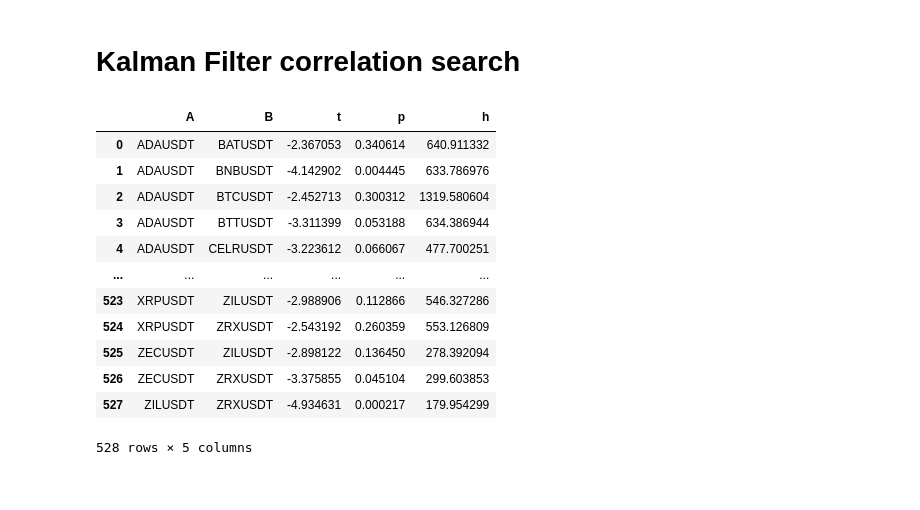
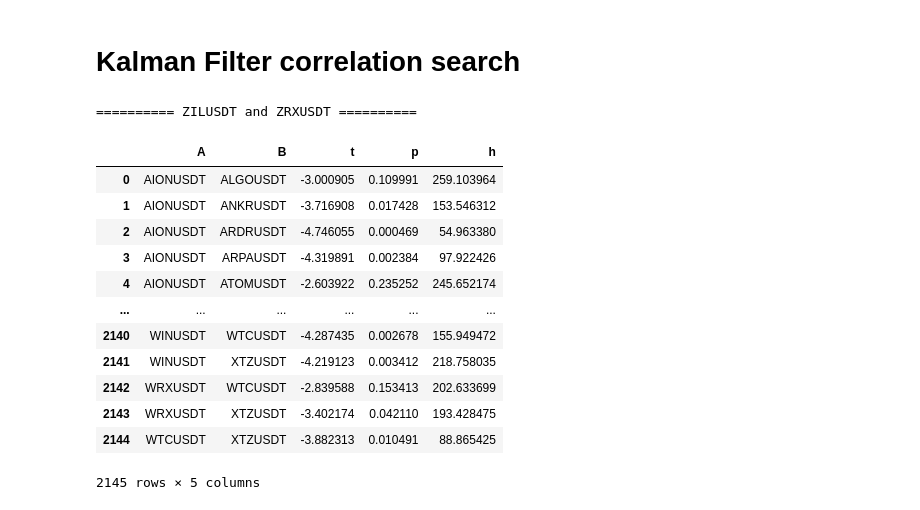
Before and after one commit to sunnymnie/bitcoin-printer, a Jupyter notebook: 3-labelling/kf-pair-correlation-search.ipynb, the cells around one changed output. Cells and saved outputs as stored; diff of their text form; code cells hidden in the pictures.

```diff
--- a/3-labelling/kf-pair-correlation-search.ipynb
+++ b/3-labelling/kf-pair-correlation-search.ipynb
@@ -23,45 +23,46 @@ loc = symbols
 for a in loc:
     for b in loc[loc.index(a)+1:]:
         clear_output()
         print(f"========== {a} and {b} ==========")
         df1 = pd.read_csv(f"../data/testing-hourly/{a}-hour.csv", index_col=0, parse_dates=True)
-        if len(df1) < 20000:
+        if len(df1) > 20000 or len(df1)<10000:
             continue
         df2 = pd.read_csv(f"../data/testing-hourly/{b}-hour.csv", index_col=0, parse_dates=True)
-        if len(df2) < 20000:
+        if len(df2) > 20000 or len(df2)<10000:
             continue
         df = df1.close.rename("A").to_frame()
         df["B"] = df2.close
         df = df.dropna()
         df = df[1000:]
         # cadf test
         coint_t, pvalue, crit_value = ts.coint(df['B'], df['A'])
         print(f"t-statistic={round(coint_t, 2)}, pvalue={round(pvalue, 2)}, crits={crit_value}")
 
         result = vm.coint_johansen(df[['A', 'B']].values, det_order=0, k_ar_diff=1)
         yport = pd.DataFrame(np.dot(df.values, result.evec[:, 0]))  # (net) market value of portfolio
         ylag = yport.shift()
         deltaY = yport - ylag
         df2 = pd.concat([ylag, deltaY], axis=1)
         df2.columns = ['ylag', 'deltaY']
         regress_results = sm.ols(formula="deltaY ~ ylag", data=df2).fit()
         halflife = -np.log(2) / regress_results.params['ylag']
         stats = stats.append({"A":a, "B":b, "t":coint_t, "p":pvalue, "h":halflife}, ignore_index=True)
         print(f'halflife={round(halflife, 0)} days')
         clear_output()
 stats
 # %% [output]
+========== ZILUSDT and ZRXUSDT ==========
 |  | A | B | t | p | h |
-| 0 | ADAUSDT | BATUSDT | -2.367053 | 0.340614 | 640.911332 |
-| 1 | ADAUSDT | BNBUSDT | -4.142902 | 0.004445 | 633.786976 |
-| 2 | ADAUSDT | BTCUSDT | -2.452713 | 0.300312 | 1319.580604 |
-| 3 | ADAUSDT | BTTUSDT | -3.311399 | 0.053188 | 634.386944 |
-| 4 | ADAUSDT | CELRUSDT | -3.223612 | 0.066067 | 477.700251 |
+| 0 | AIONUSDT | ALGOUSDT | -3.000905 | 0.109991 | 259.103964 |
+| 1 | AIONUSDT | ANKRUSDT | -3.716908 | 0.017428 | 153.546312 |
+| 2 | AIONUSDT | ARDRUSDT | -4.746055 | 0.000469 | 54.963380 |
+| 3 | AIONUSDT | ARPAUSDT | -4.319891 | 0.002384 | 97.922426 |
+| 4 | AIONUSDT | ATOMUSDT | -2.603922 | 0.235252 | 245.652174 |
 | ... | ... | ... | ... | ... | ... |
-| 523 | XRPUSDT | ZILUSDT | -2.988906 | 0.112866 | 546.327286 |
-| 524 | XRPUSDT | ZRXUSDT | -2.543192 | 0.260359 | 553.126809 |
-| 525 | ZECUSDT | ZILUSDT | -2.898122 | 0.136450 | 278.392094 |
-| 526 | ZECUSDT | ZRXUSDT | -3.375855 | 0.045104 | 299.603853 |
-| 527 | ZILUSDT | ZRXUSDT | -4.934631 | 0.000217 | 179.954299 |
+| 2140 | WINUSDT | WTCUSDT | -4.287435 | 0.002678 | 155.949472 |
+| 2141 | WINUSDT | XTZUSDT | -4.219123 | 0.003412 | 218.758035 |
+| 2142 | WRXUSDT | WTCUSDT | -2.839588 | 0.153413 | 202.633699 |
+| 2143 | WRXUSDT | XTZUSDT | -3.402174 | 0.042110 | 193.428475 |
+| 2144 | WTCUSDT | XTZUSDT | -3.882313 | 0.010491 | 88.865425 |
-528 rows × 5 columns
+2145 rows × 5 columns
 # %%
```
Also changed, not shown: parts of 4 cells of this notebook, 6 other files.
